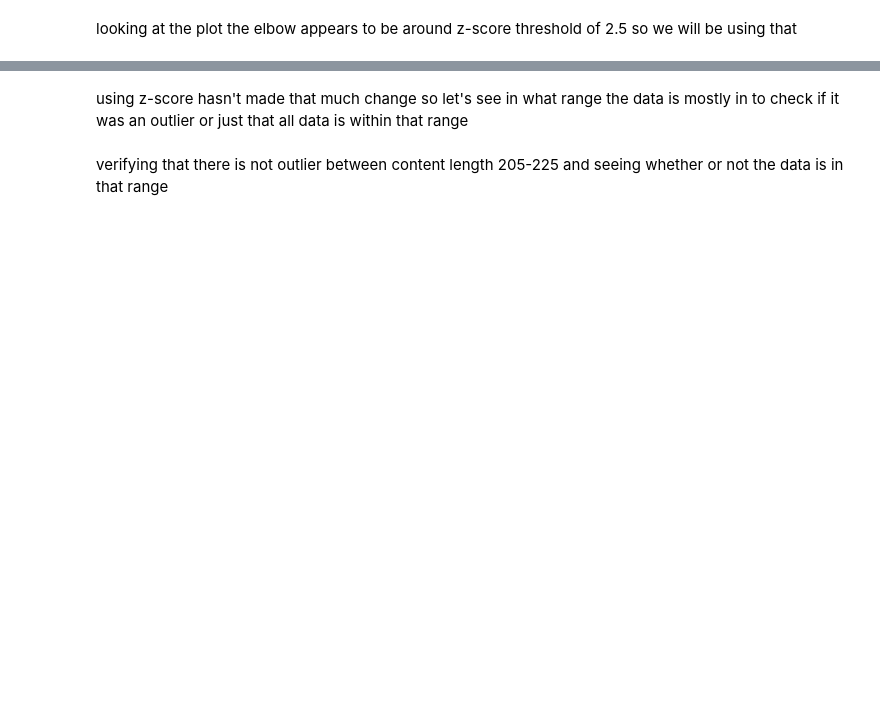
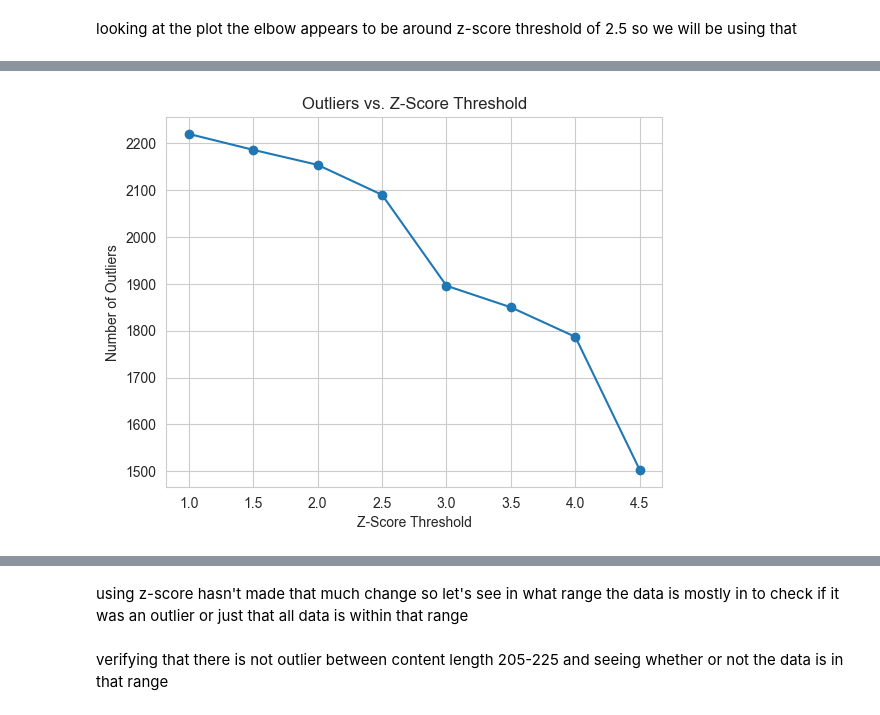
Before and after one commit to AlazarG19/global_news_correlation_10ac_week0, a Jupyter notebook: notebooks/EDA/parse_news_data.ipynb, the cells around one changed output, grey strips where cells are left out. Cells and saved outputs as stored; diff of their text form; code cells hidden in the pictures; blank space fills up the shorter version.

```diff
--- a/notebooks/EDA/parse_news_data.ipynb
+++ b/notebooks/EDA/parse_news_data.ipynb
@@ -563,2 +551,7 @@ Name: count, Length: 177, dtype: int64
+# %%
+
+utils.line_graph(thresholds,outlier_counts,'Z-Score Threshold','Number of Outliers','Outliers vs. Z-Score Threshold')
+# %% [output]
+[figure, added]
 # %%
 rating.drop(columns=["z_score","outlier"])
```
Also changed, not shown: parts of 6 cells of this notebook, 3 other files.
